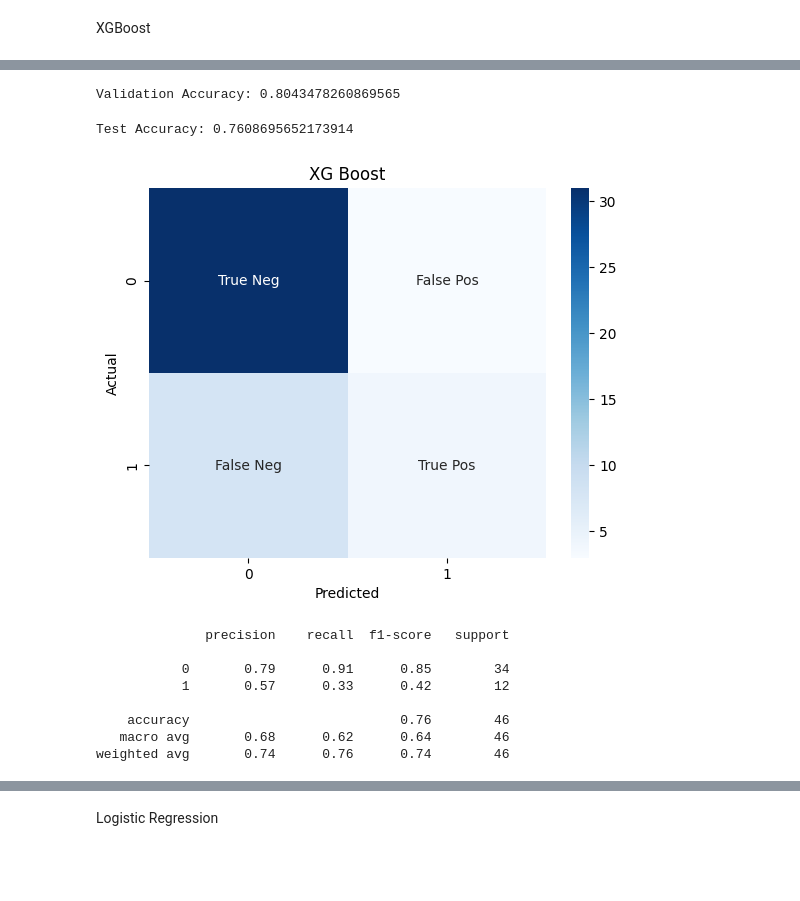
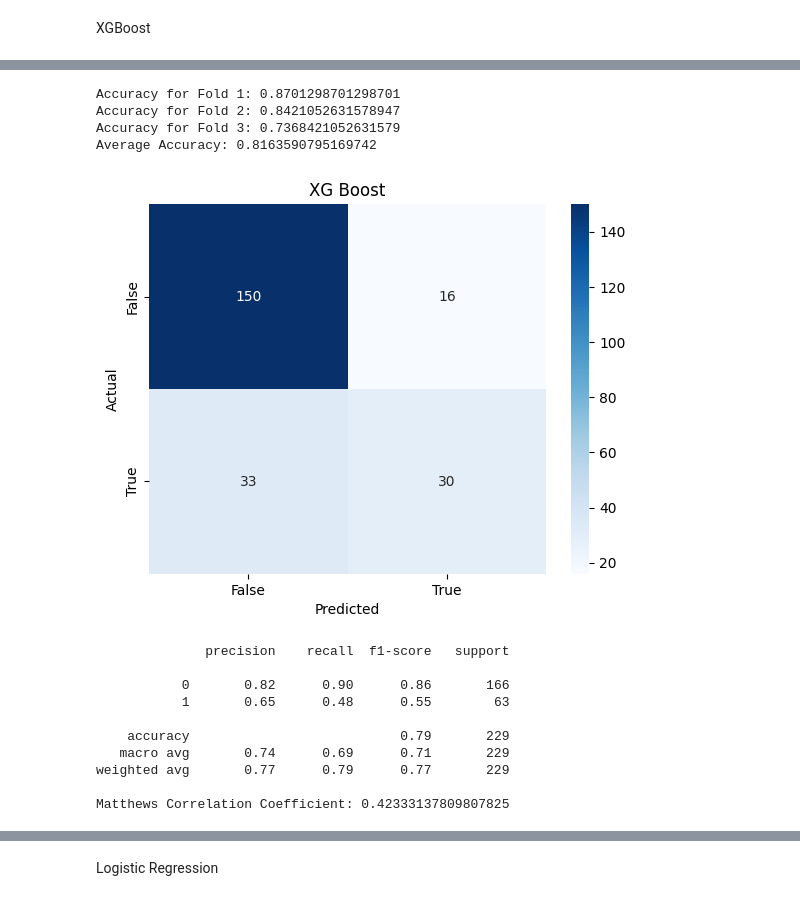
Before and after one commit to Mayan-Ryan/HNSCC-HPV, a Jupyter notebook: model.ipynb, the cells around one changed output, grey strips where cells are left out. Cells and saved outputs as stored; diff of their text form; code cells hidden in the pictures; blank space fills up the shorter version.

```diff
--- a/model.ipynb
+++ b/model.ipynb
@@ -63,0 +42,4 @@ array([[ 0.18137803, -0.07212997,  0.09140423, ..., -0.71948032,
+# %%
+kf= KFold(3,shuffle=True)
+scaler = StandardScaler()
+X_scaled = scaler.fit_transform(X)
@@ -184,3 +181,0 @@ import xgboost as xgb
-# %%
-xgbm = xgb.XGBClassifier()
-xgbm.fit(X_train, y_train)
@@ -201,5 +181,0 @@ y_pred_val_xgbm= xgbm.predict(X_val)
-# %%
-accuracy_val_xgbm= accuracy_score(y_val, y_pred_val_xgbm)
-print("Validation Accuracy:", accuracy_val_xgbm)
-# %% [output]
-Validation Accuracy: 0.8043478260869565
@@ -208,29 +182,40 @@ y_pred_test_xgbm = xgbm.predict(X_test)
-# %%
-accuracy_test_xgbm = accuracy_score(y_test, y_pred_test_xgbm)
-print("Test Accuracy:", accuracy_test_xgbm)
-# %% [output]
-Test Accuracy: 0.7608695652173914
+# %%
+scores_xgb= cross_val_score(xgbm, X_scaled, y, cv=kf)
+
+for i, score in enumerate(scores_xgb, 1):
+    print(f"Accuracy for Fold {i}: {score}")
+accuracy_xgb = scores_xgb.mean()
+print(f"Average Accuracy: {accuracy_xgb}")
+# %% [output]
+Accuracy for Fold 1: 0.8701298701298701
+Accuracy for Fold 2: 0.8421052631578947
+Accuracy for Fold 3: 0.7368421052631579
+Average Accuracy: 0.8163590795169742
+# %%
+y_pred_xgb= cross_val_predict(xgbm, X_scaled, y, cv=kf)
 # %%
-cm = confusion_matrix(y_test, y_pred_test_xgbm)
-labels = ["True Neg","False Pos","False Neg","True Pos"]
-labels = np.asarray(labels).reshape(2,2)
-sns.heatmap(cm, annot=labels, fmt="", cmap='Blues')
+cm = confusion_matrix(y, y_pred_xgb)
+sns.heatmap(cm, annot=True, fmt='d', cmap='Blues', xticklabels=["False", "True"], yticklabels=["False", "True"])
 plt.title("XG Boost")
 plt.xlabel("Predicted")
 plt.ylabel("Actual")
 plt.show()
 # %% [output]
-[figure, old version]
+[figure, new version]
-# %%
-report = classification_report(y_test, y_pred_test_xgbm)
-print(report)
-# %% [output]
-              precision    recall  f1-score   support
-
-           0       0.79      0.91      0.85        34
-           1       0.57      0.33      0.42        12
-
-    accuracy                           0.76        46
-   macro avg       0.68      0.62      0.64        46
-weighted avg       0.74      0.76      0.74        46
+# %%
+report = classification_report(y, y_pred_xgb)
+mcc=matthews_corrcoef(y, y_pred_xgb)
+print(report)
+print("Matthews Correlation Coefficient:", mcc)
+# %% [output]
+              precision    recall  f1-score   support
+
+           0       0.82      0.90      0.86       166
+           1       0.65      0.48      0.55        63
+
+    accuracy                           0.79       229
+   macro avg       0.74      0.69      0.71       229
+weighted avg       0.77      0.79      0.77       229
+
+Matthews Correlation Coefficient: 0.42333137809807825
 # %%
```
Also changed, not shown: parts of 79 cells of this notebook.
